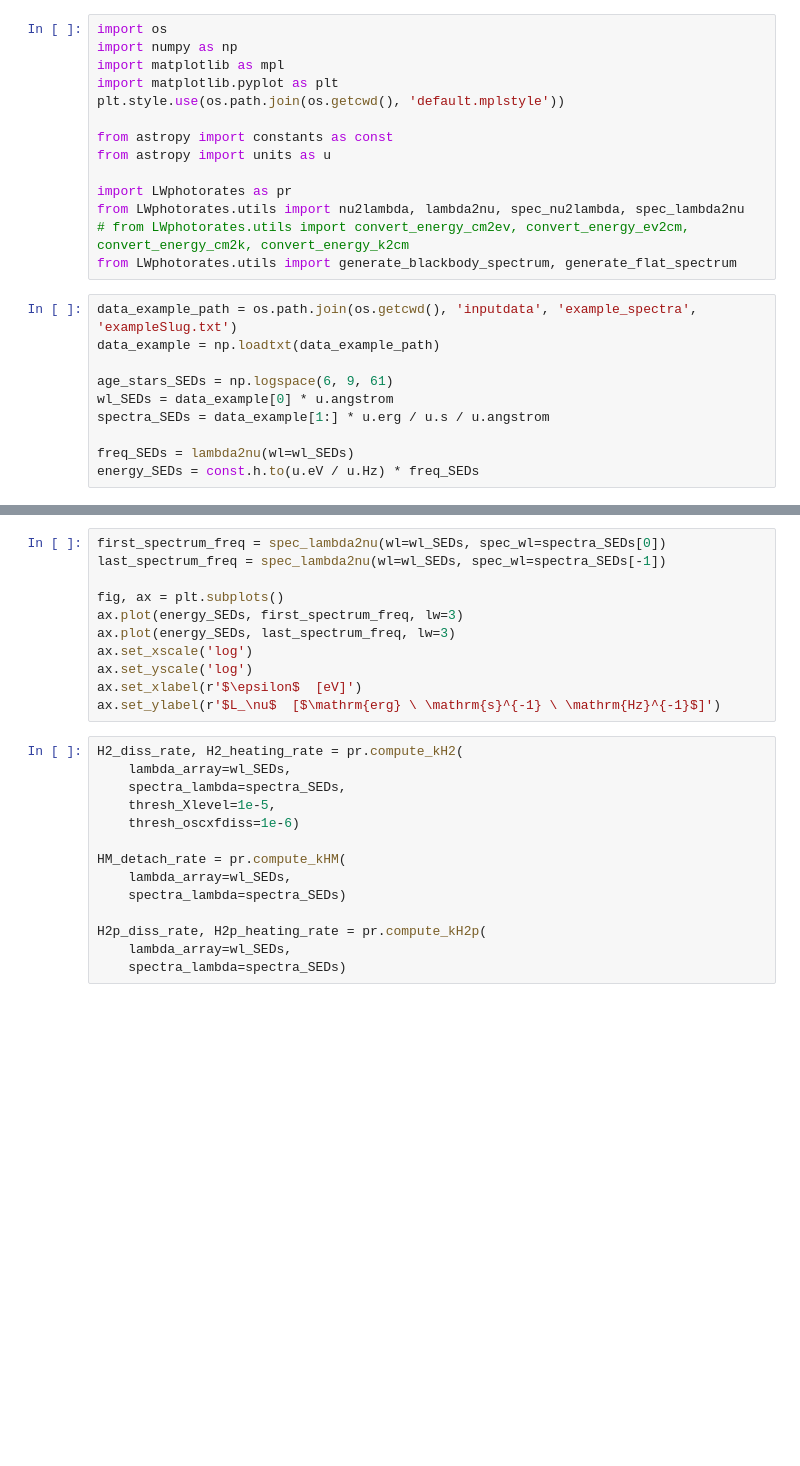
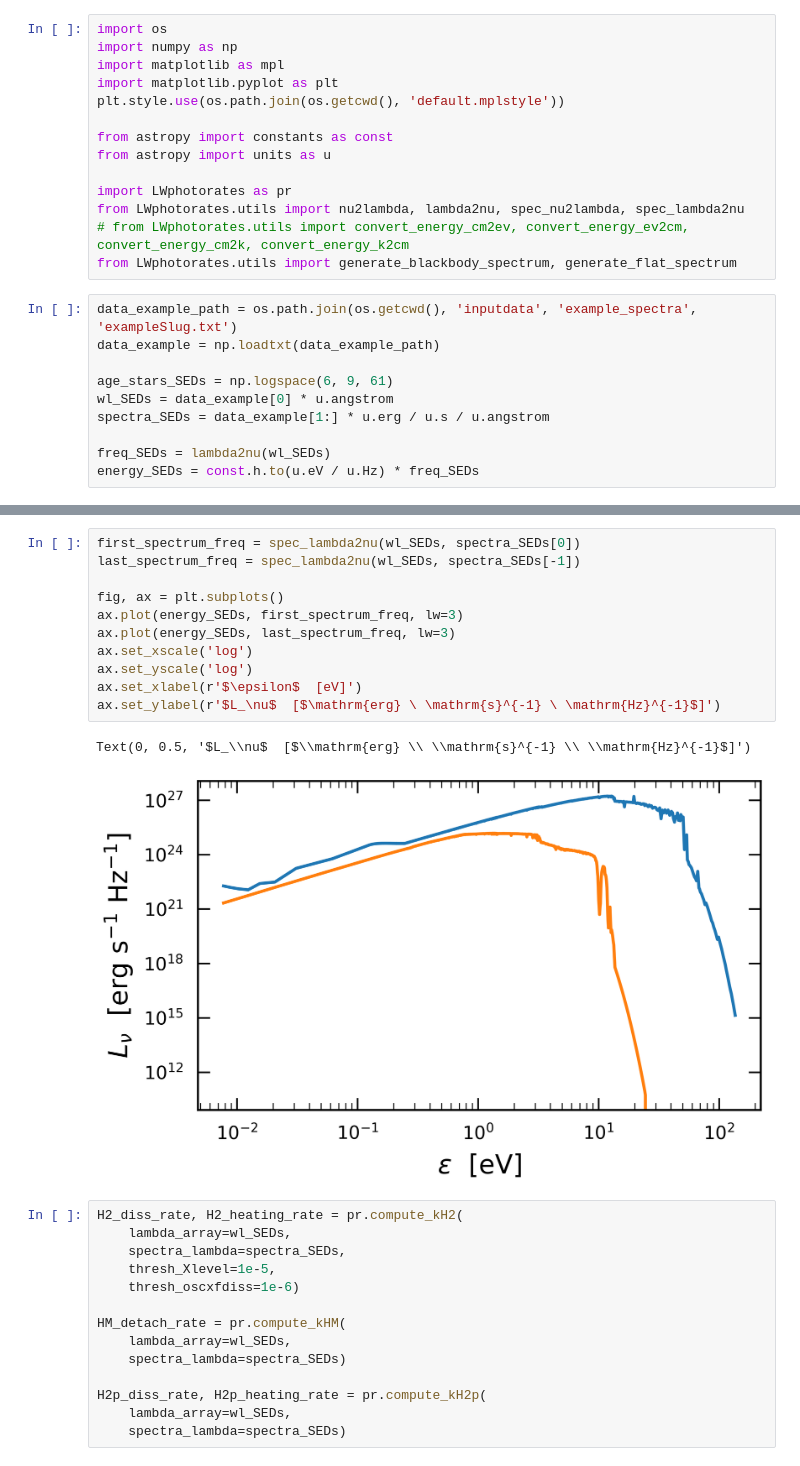
Before and after one commit to AndreaIncatasciato/LWphotorates, a Jupyter notebook: general_tests.ipynb, the cells around one changed output, grey strips where cells are left out. Drawn from its saved outputs; the diff is of its cells as text; blank space fills up the shorter version.

```diff
--- a/general_tests.ipynb
+++ b/general_tests.ipynb
@@ -20,7 +20,7 @@ age_stars_SEDs = np.logspace(6, 9, 61)
 wl_SEDs = data_example[0] * u.angstrom
 spectra_SEDs = data_example[1:] * u.erg / u.s / u.angstrom
 
-freq_SEDs = lambda2nu(wl=wl_SEDs)
+freq_SEDs = lambda2nu(wl_SEDs)
 energy_SEDs = const.h.to(u.eV / u.Hz) * freq_SEDs
 # %%
 fig, ax = plt.subplots()
@@ -33,14 +36,17 @@ ax.set_ylabel(r'$L_\nu$  [$\mathrm{erg} \ \mathrm{s}^{-1} \ \mathrm{\AA}^{-1}$]'
 # %%
-first_spectrum_freq = spec_lambda2nu(wl=wl_SEDs, spec_wl=spectra_SEDs[0])
-last_spectrum_freq = spec_lambda2nu(wl=wl_SEDs, spec_wl=spectra_SEDs[-1])
+first_spectrum_freq = spec_lambda2nu(wl_SEDs, spectra_SEDs[0])
+last_spectrum_freq = spec_lambda2nu(wl_SEDs, spectra_SEDs[-1])
 
 fig, ax = plt.subplots()
 ax.plot(energy_SEDs, first_spectrum_freq, lw=3)
 ax.plot(energy_SEDs, last_spectrum_freq, lw=3)
 ax.set_xscale('log')
 ax.set_yscale('log')
 ax.set_xlabel(r'$\epsilon$  [eV]')
 ax.set_ylabel(r'$L_\nu$  [$\mathrm{erg} \ \mathrm{s}^{-1} \ \mathrm{Hz}^{-1}$]')
+# %% [output]
+Text(0, 0.5, '$L_\\nu$  [$\\mathrm{erg} \\ \\mathrm{s}^{-1} \\ \\mathrm{Hz}^{-1}$]')
+[figure, added]
 # %%
 H2_diss_rate, H2_heating_rate = pr.compute_kH2(
     lambda_array=wl_SEDs,
```
Also changed, not shown: parts of 10 cells of this notebook, 3 other files.
